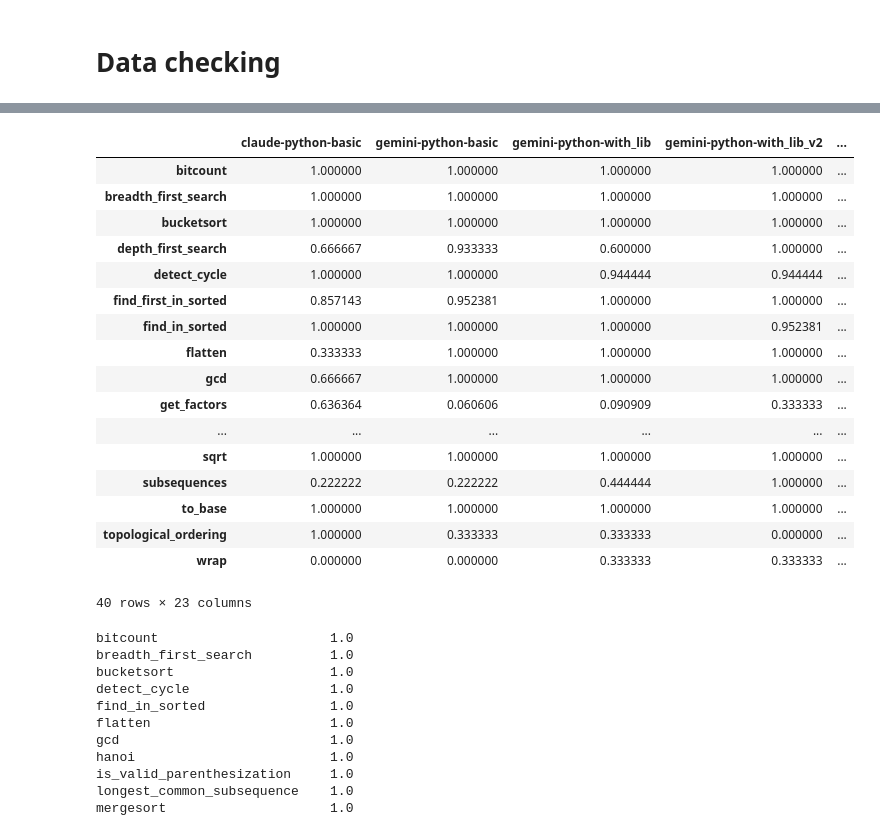
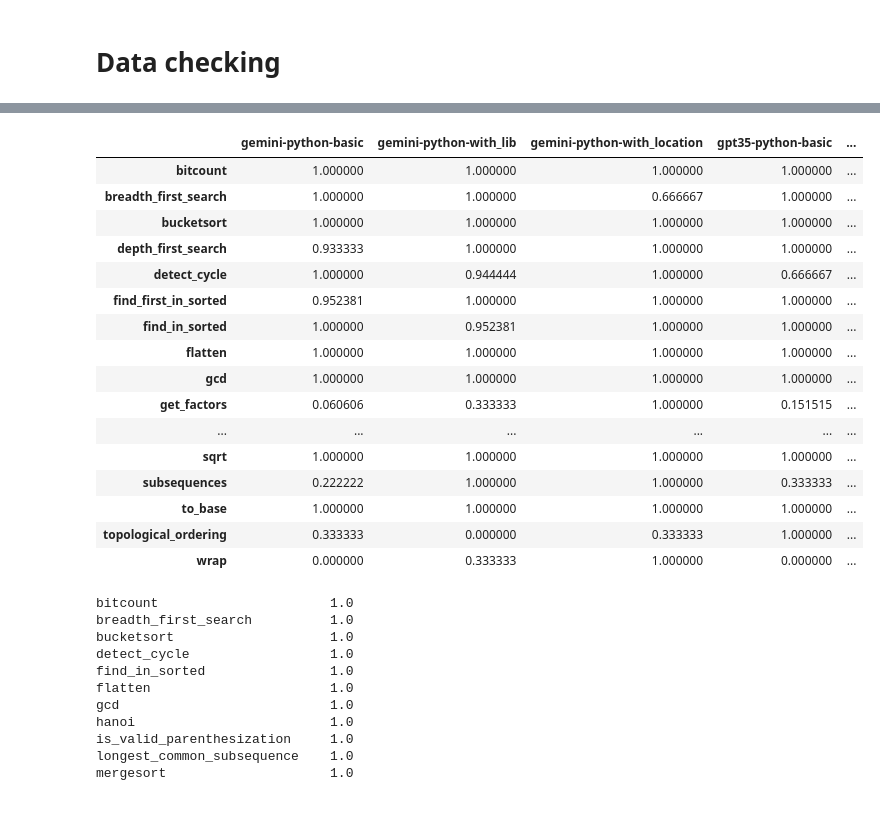
Before and after one commit to alan8365/LLM-dubug, a Jupyter notebook: src/plot.ipynb, the cells around one changed output, grey strips where cells are left out. Cells and saved outputs as stored; diff of their text form; code cells hidden in the pictures.

```diff
--- a/src/plot.ipynb
+++ b/src/plot.ipynb
@@ -21,6 +24,11 @@ for exp_name in exp_names:
     exp_dir = base_dir / exp_name
     eval_dir = exp_dir / "evals"
     art_eval_dir = exp_dir / "evals_art"
+
+    if not art_eval_dir.exists():
+        continue
+
+    exp_name = re.sub("_v\d", "", exp_name)
 
     all_eval_path = list(eval_dir.glob('*'))
     all_eval_path = sorted(all_eval_path, key = lambda p: int(p.name.split('.')[0]))
@@ -58,5 +66,5 @@ for exp_name in exp_names:
 
     exp_correct_ratio[exp_name] = exp_col
 
-exp_correct_ratio
+exp_correct_ratio.keys()
 # %% [output]
@@ -163,26 +193,25 @@ correct_ratio_df
 # %%
-exp_df = pd.DataFrame.from_dict(exp_plausible_ratio)
+exp_plausible_df = pd.DataFrame.from_dict(exp_plausible_ratio)
 
-exp_df = exp_df.reindex(sorted(exp_df.columns), axis=1)
+exp_plausible_df = exp_plausible_df.reindex(sorted(exp_plausible_df.columns), axis=1)
 
-exp_df
+exp_plausible_df
 # %% [output]
-|  | claude-python-basic | gemini-python-basic | gemini-python-with_lib | gemini-python-with_lib_v2 | ... |
+|  | gemini-python-basic | gemini-python-with_lib | gemini-python-with_location | gpt35-python-basic | ... |
 | bitcount | 1.000000 | 1.000000 | 1.000000 | 1.000000 | ... |
-| breadth_first_search | 1.000000 | 1.000000 | 1.000000 | 1.000000 | ... |
+| breadth_first_search | 1.000000 | 1.000000 | 0.666667 | 1.000000 | ... |
 | bucketsort | 1.000000 | 1.000000 | 1.000000 | 1.000000 | ... |
-| depth_first_search | 0.666667 | 0.933333 | 0.600000 | 1.000000 | ... |
-| detect_cycle | 1.000000 | 1.000000 | 0.944444 | 0.944444 | ... |
-| find_first_in_sorted | 0.857143 | 0.952381 | 1.000000 | 1.000000 | ... |
-| find_in_sorted | 1.000000 | 1.000000 | 1.000000 | 0.952381 | ... |
-| flatten | 0.333333 | 1.000000 | 1.000000 | 1.000000 | ... |
-| gcd | 0.666667 | 1.000000 | 1.000000 | 1.000000 | ... |
-| get_factors | 0.636364 | 0.060606 | 0.090909 | 0.333333 | ... |
+| depth_first_search | 0.933333 | 1.000000 | 1.000000 | 1.000000 | ... |
+| detect_cycle | 1.000000 | 0.944444 | 1.000000 | 0.666667 | ... |
+| find_first_in_sorted | 0.952381 | 1.000000 | 1.000000 | 1.000000 | ... |
+| find_in_sorted | 1.000000 | 0.952381 | 1.000000 | 1.000000 | ... |
+| flatten | 1.000000 | 1.000000 | 1.000000 | 1.000000 | ... |
+| gcd | 1.000000 | 1.000000 | 1.000000 | 1.000000 | ... |
+| get_factors | 0.060606 | 0.333333 | 1.000000 | 0.151515 | ... |
 | ... | ... | ... | ... | ... | ... |
 | sqrt | 1.000000 | 1.000000 | 1.000000 | 1.000000 | ... |
-| subsequences | 0.222222 | 0.222222 | 0.444444 | 1.000000 | ... |
+| subsequences | 0.222222 | 1.000000 | 1.000000 | 0.333333 | ... |
 | to_base | 1.000000 | 1.000000 | 1.000000 | 1.000000 | ... |
-| topological_ordering | 1.000000 | 0.333333 | 0.333333 | 0.000000 | ... |
-| wrap | 0.000000 | 0.000000 | 0.333333 | 0.333333 | ... |
+| topological_ordering | 0.333333 | 0.000000 | 0.333333 | 1.000000 | ... |
+| wrap | 0.000000 | 0.333333 | 1.000000 | 0.000000 | ... |
-40 rows × 23 columns
 # %%
```
Also changed, not shown: parts of 18 cells of this notebook, 3 other files.
